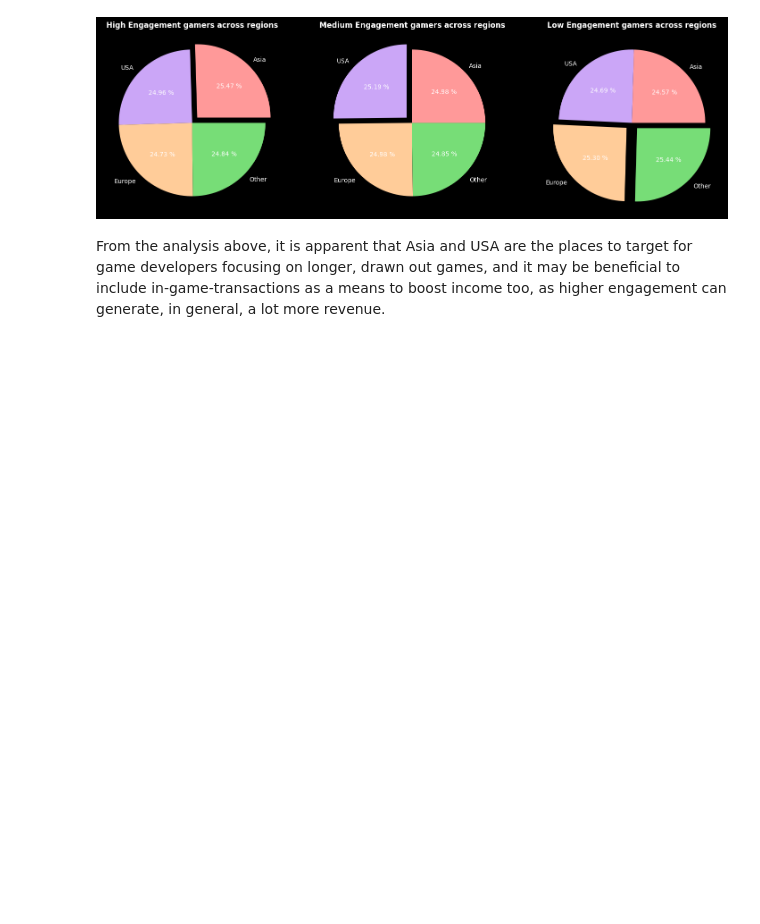
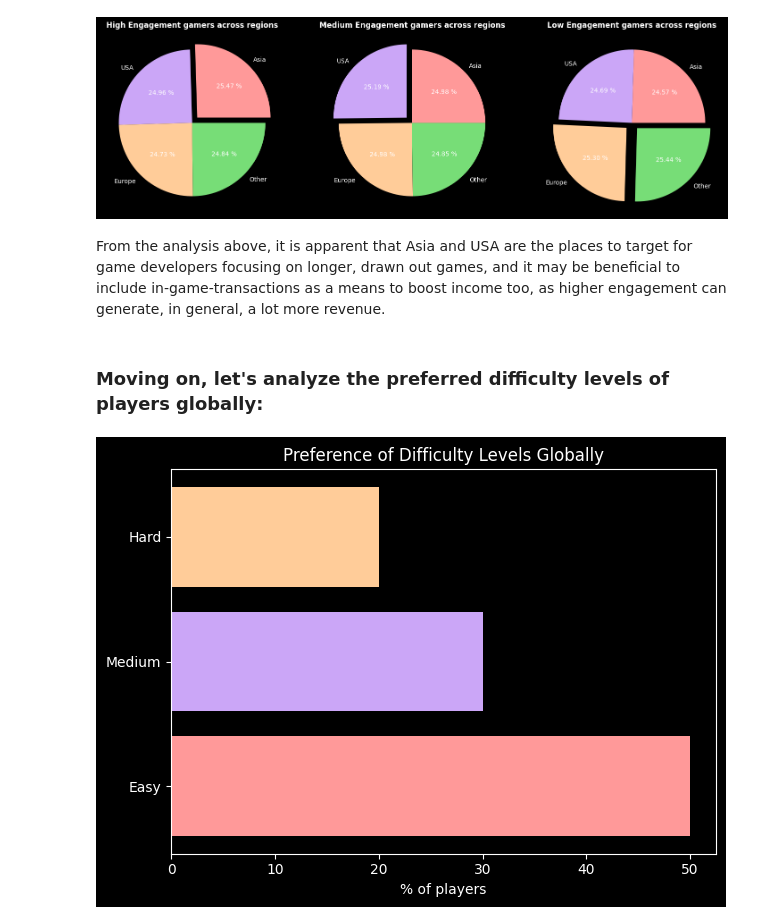
Before and after one commit to rajin-khan/Gaming-Behavior-Analysis, a Jupyter notebook: main_notebook.ipynb, the cells around one changed output. Saved outputs shown, nothing was run; the diff lists cells and outputs as text; code cells hidden in the pictures; blank space fills up the shorter version.

Commit message:
Update notebook and add difficulty breakdown graphs

```diff
--- a/main_notebook.ipynb
+++ b/main_notebook.ipynb
@@ -160,3 +161,27 @@ plt.show()
 [figure]
 # %% [markdown]
 From the analysis  above, it is apparent that Asia and USA are the places to target for game developers focusing on longer, drawn out games, and it may be beneficial to include in-game-transactions as a means to boost income too, as higher engagement can generate, in general, a lot more revenue.
+# %% [markdown]
+### Moving on, let's analyze the preferred difficulty levels of players globally:
+# %%
+#calculating lobal difficulty preferences
+pct_easy = (len(gaming.loc[gaming['GameDifficulty']=='Easy'])/len(gaming))*100
+pct_medium = (len(gaming.loc[gaming['GameDifficulty']=='Medium'])/len(gaming))*100
+pct_hard = (len(gaming.loc[gaming['GameDifficulty']=='Hard'])/len(gaming))*100
+
+#creating other required arrays
+difficulty_sections = [pct_easy, pct_medium, pct_hard]
+difficulty_labels = ['Easy', 'Medium', 'Hard']
+difficulty_colors = ['#ff9999', '#cba6f7', '#ffcc99']
+
+#plotting the graph
+plt.title('Preference of Difficulty Levels Globally')
+
+plt.barh(difficulty_labels, difficulty_sections, color=difficulty_colors)
+plt.xlabel('% of Players')
+
+plt.tight_layout()
+plt.savefig('./generated/globaldifficulty.png', dpi=500)
+plt.show()
+# %% [output]
+[figure, added]
```
Also changed, not shown: parts of 3 cells of this notebook, 1 other file.
